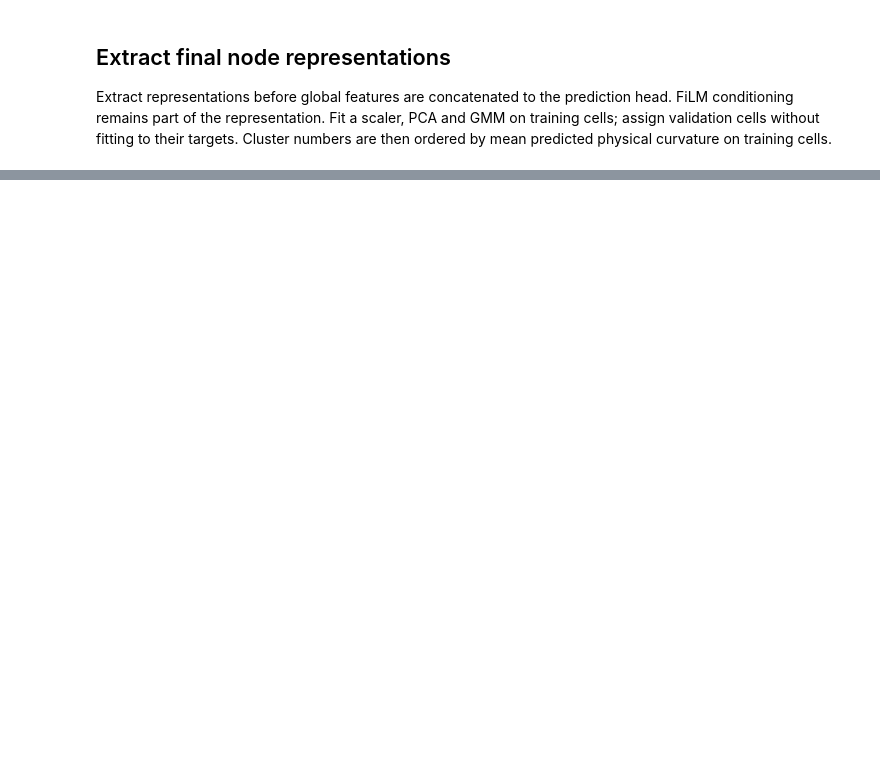
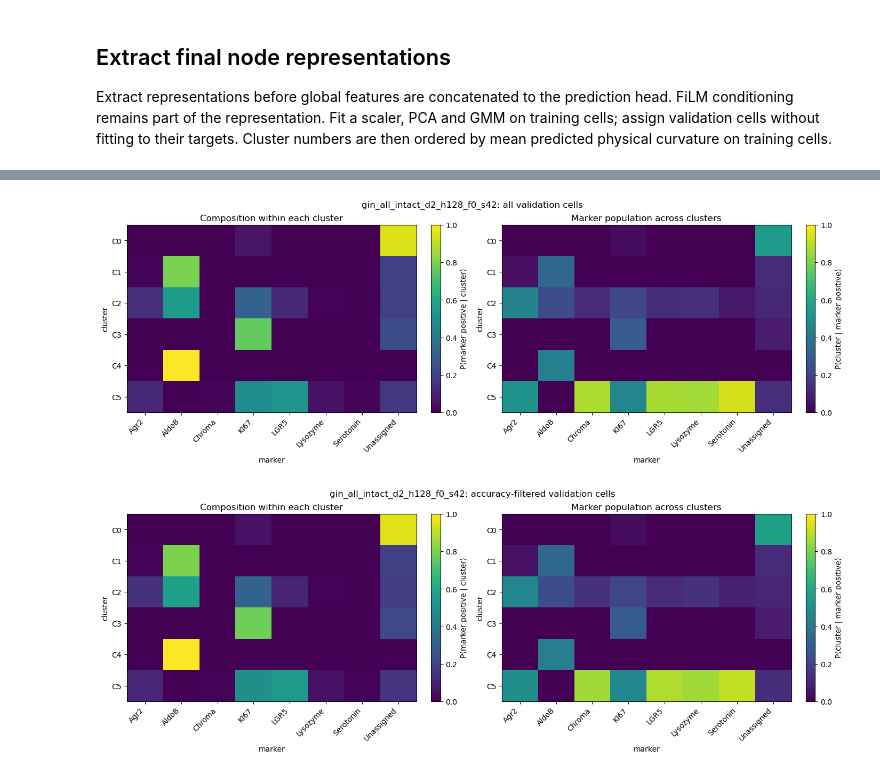
Before and after one commit to fskovbo/organoid_GNN, a Jupyter notebook: experiments/embeddings/clustering.ipynb, the cells around one changed output, grey strips where cells are left out. Cells and saved outputs as stored; diff of their text form; code cells hidden in the pictures; blank space fills up the shorter version.

```diff
--- a/experiments/embeddings/clustering.ipynb
+++ b/experiments/embeddings/clustering.ipynb
@@ -104,0 +317,28 @@ with (OUTPUT_DIR/'atlas.pkl').open('wb') as handle:
+# %%
+from src.plotting.cluster_plots import plot_cluster_marker_heatmap
+fates = val_repr.x_markers[:,:len(marker_names)]
+marker_names_extended = [*marker_names,'Unassigned']
+x_extended = np.c_[fates,(fates.sum(1)==0)]
+marker_tables = {}
+for subset,mask in subsets.items():
+    marker_counts = pd.DataFrame([x_extended[mask&(labels==c)].sum(0) for c in cluster_order],
+        index=pd.Index(cluster_order,name='cluster'),columns=marker_names_extended)
+    sizes = pd.Series([np.sum(mask&(labels==c)) for c in cluster_order],index=cluster_order)
+    within = marker_counts.div(sizes.replace(0,np.nan),axis=0)
+    population = marker_counts.div(marker_counts.sum(0).replace(0,np.nan),axis=1)
+    marker_tables[subset] = dict(counts=marker_counts,within=within,population=population)
+    cmap = plt.get_cmap('viridis').copy();cmap.set_bad('white')
+    fig,axes = plt.subplots(1,2,figsize=(14,5),constrained_layout=True)
+    for ax,table,title,label in [(axes[0],within,'Composition within each cluster','P(marker positive | cluster)'),
+                               (axes[1],population,'Marker population across clusters','P(cluster | marker positive)')]:
+        plot_cluster_marker_heatmap(table,marker_names_extended,ax=ax,title=title,
+            colorbar_label=label,cmap=cmap,vmin=0,vmax=1)
+    fig.suptitle(f'{SELECTED_MODEL_KEY}: {subset_labels[subset]}')
+    fig.savefig(OUTPUT_DIR/f'marker_composition_{subset}.png',dpi=180,bbox_inches='tight');plt.show()
+    for normalization,table in marker_tables[subset].items():
+        table.to_csv(OUTPUT_DIR/f'marker_{normalization}_{subset}.csv')
+content = marker_tables['full']['within']
+content.to_csv(OUTPUT_DIR/'marker_content.csv')
+# %% [output]
+[figure, added]
+[figure, added]
```
Also changed, not shown: parts of 21 cells of this notebook, 52 other files.
